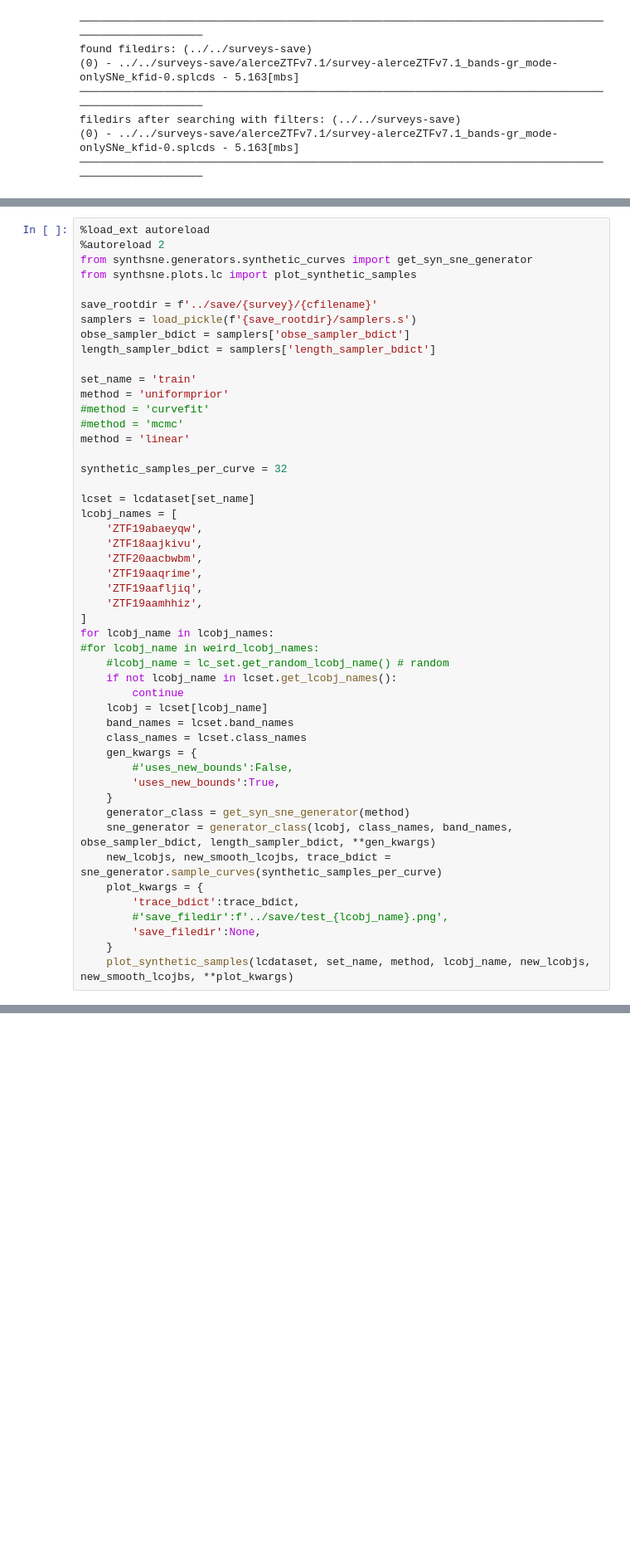
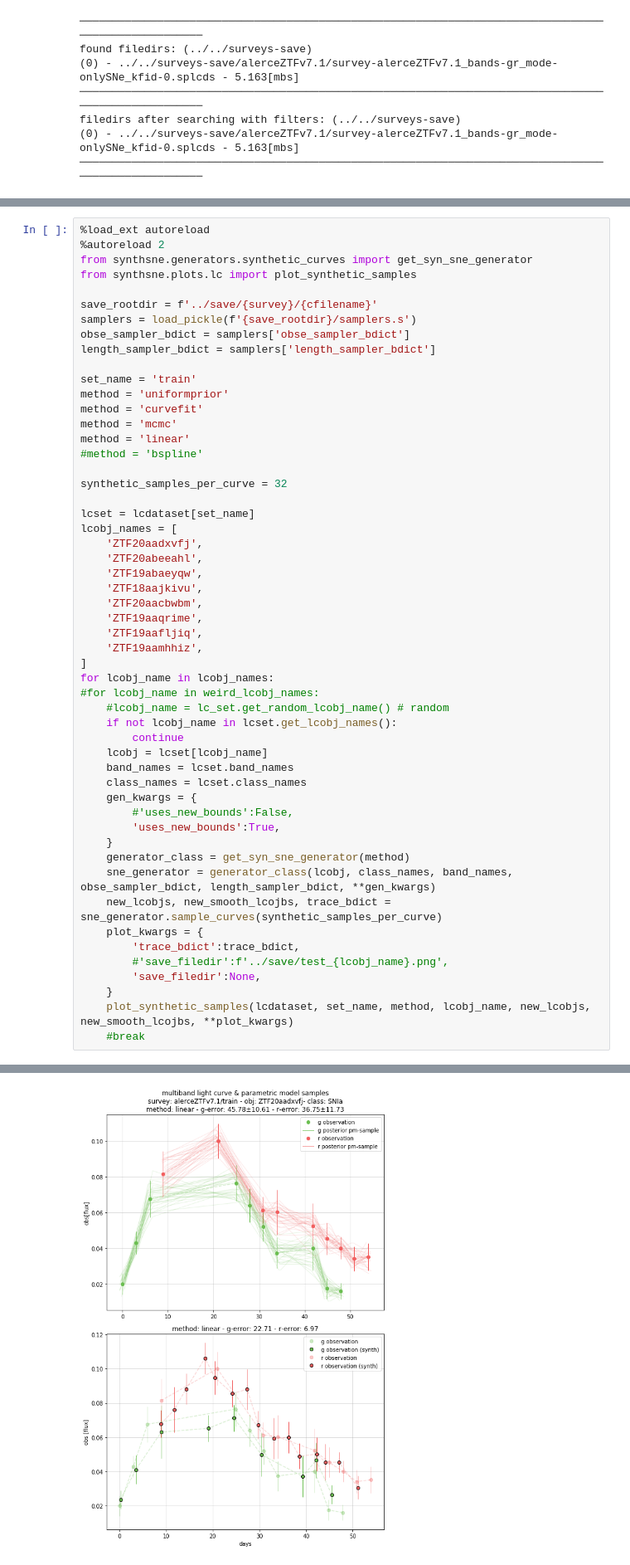
Before and after one commit to oscarpimentel/sne-lightcurves-synthetic, a Jupyter notebook: experiments/test.ipynb, the cells around one changed output, grey strips where cells are left out. Shown at 83% size. Cells and saved outputs as stored; diff of their text form; blank space fills up the shorter version.

```diff
--- a/experiments/test.ipynb
+++ b/experiments/test.ipynb
@@ -70,14 +70,17 @@ length_sampler_bdict = samplers['length_sampler_bdict']
 
 set_name = 'train'
 method = 'uniformprior'
-#method = 'curvefit'
-#method = 'mcmc'
+method = 'curvefit'
+method = 'mcmc'
 method = 'linear'
+#method = 'bspline'
 
 synthetic_samples_per_curve = 32
 
 lcset = lcdataset[set_name]
 lcobj_names = [
+    'ZTF20aadxvfj',
+    'ZTF20abeeahl',
     'ZTF19abaeyqw',
     'ZTF18aajkivu',
     'ZTF20aacbwbm',
@@ -106,6 +109,7 @@ for lcobj_name in lcobj_names:
         'save_filedir':None,
     }
     plot_synthetic_samples(lcdataset, set_name, method, lcobj_name, new_lcobjs, new_smooth_lcojbs, **plot_kwargs)
+    #break
 # %% [output]
 The autoreload extension is already loaded. To reload it, use:
   %reload_ext autoreload
@@ -113,0 +117 @@ AttributeError: 'SynSNeGeneratorLinear' object has no attribute 'cpds_p'
+[figure, added]
```
Also changed, not shown: parts of 2 cells of this notebook, 7 other files.
